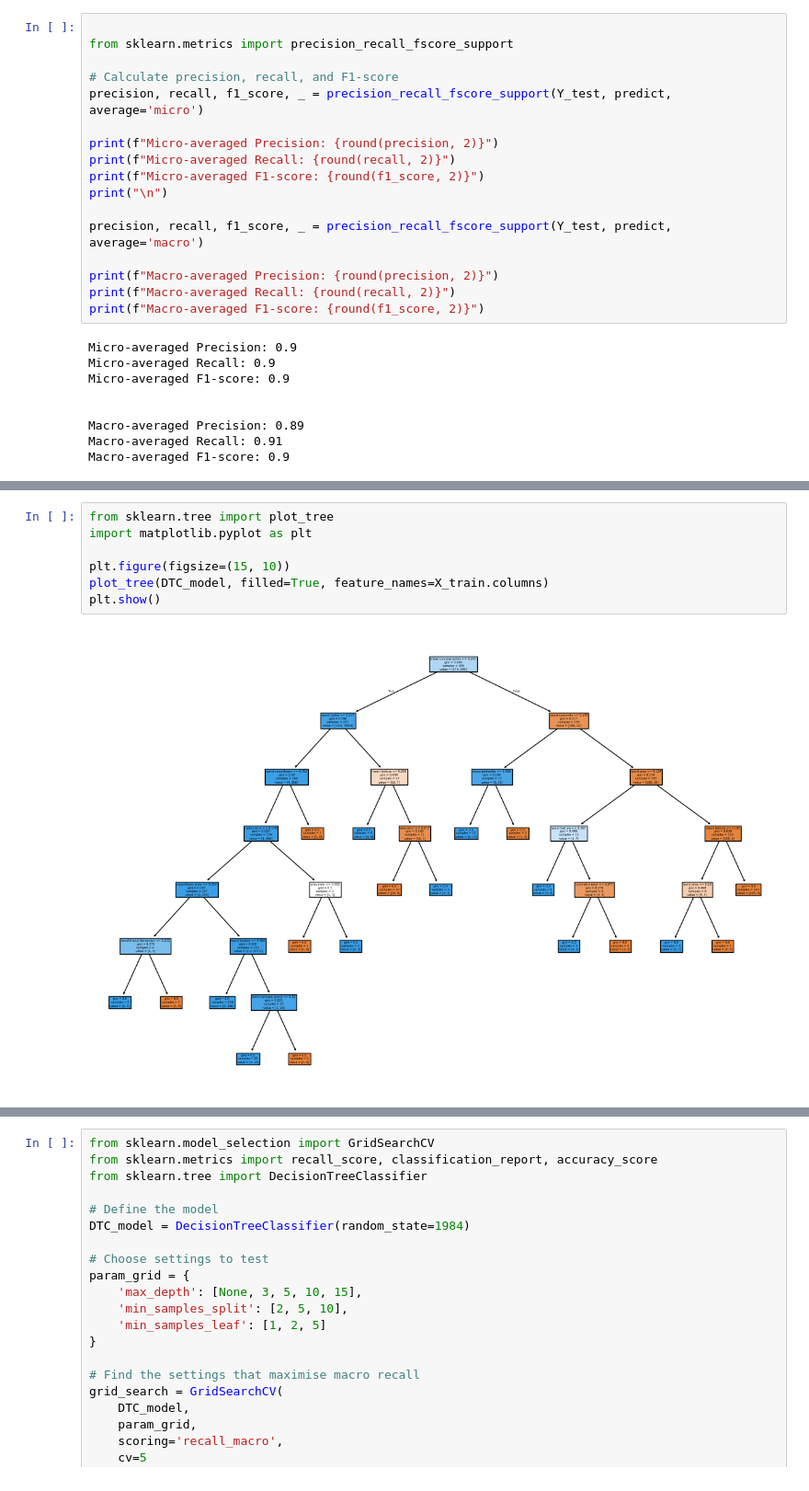
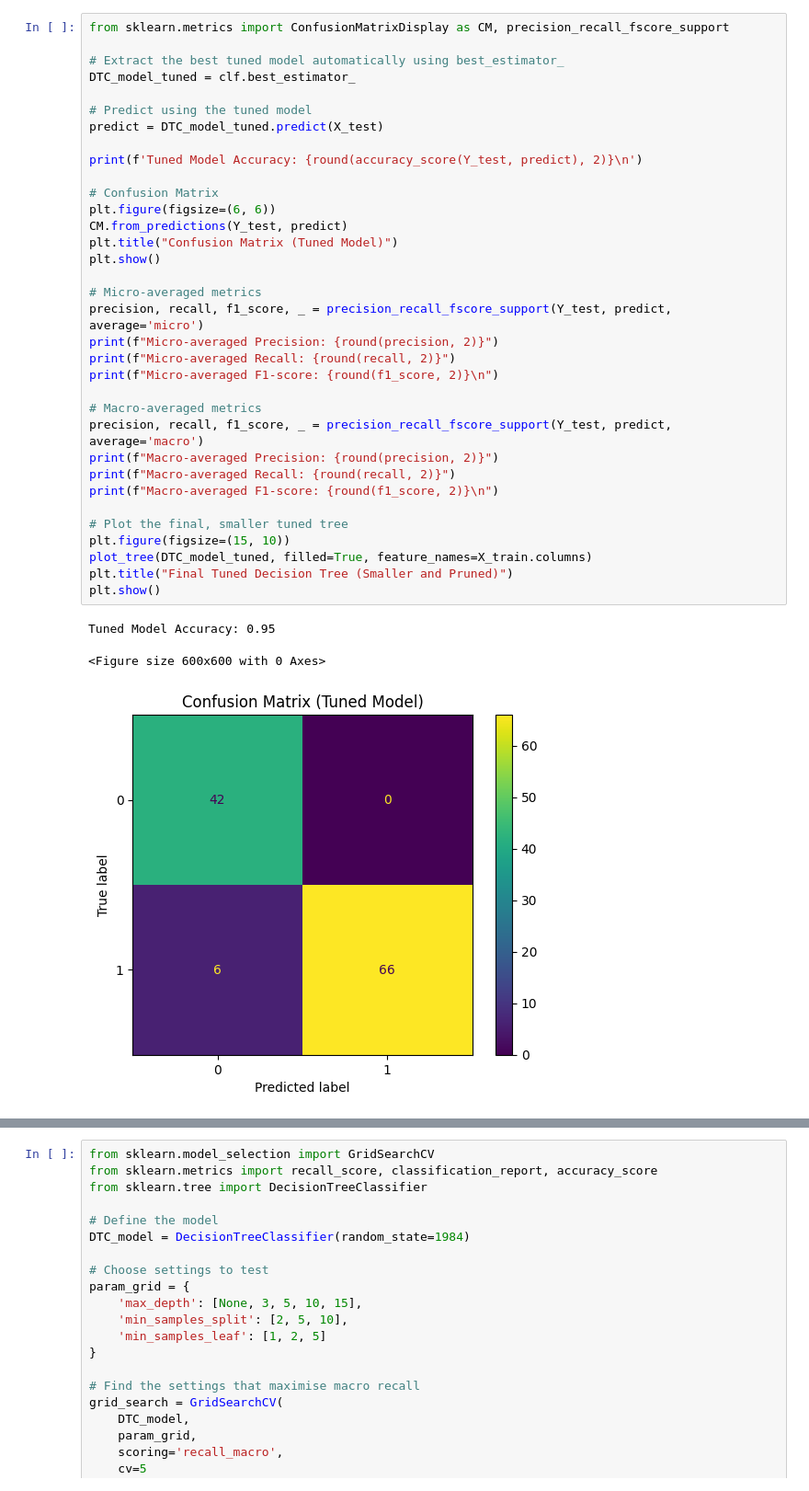
Before and after one commit to shahbazmaryam25/Data-Science-and-Generative-AI, a Jupyter notebook: week_4_4_01_decision_trees.ipynb, the cells around one changed output, grey strips where cells are left out. Shown at 92% size. Saved outputs shown, nothing was run; the diff lists cells and outputs as text.

```diff
--- a/week_4_4_01_decision_trees.ipynb
+++ b/week_4_4_01_decision_trees.ipynb
@@ -107,26 +95,38 @@ CM.from_predictions(Y_test, predict)
 # %%
+from sklearn.metrics import ConfusionMatrixDisplay as CM, precision_recall_fscore_support
 
-from sklearn.metrics import precision_recall_fscore_support
+# Extract the best tuned model automatically using best_estimator_
+DTC_model_tuned = clf.best_estimator_
 
-# Calculate precision, recall, and F1-score
+# Predict using the tuned model
+predict = DTC_model_tuned.predict(X_test)
+
+print(f'Tuned Model Accuracy: {round(accuracy_score(Y_test, predict), 2)}\n')
+
+# Confusion Matrix
+plt.figure(figsize=(6, 6))
+CM.from_predictions(Y_test, predict)
+plt.title("Confusion Matrix (Tuned Model)")
+plt.show()
+
+# Micro-averaged metrics
 precision, recall, f1_score, _ = precision_recall_fscore_support(Y_test, predict, average='micro')
-
 print(f"Micro-averaged Precision: {round(precision, 2)}")
 print(f"Micro-averaged Recall: {round(recall, 2)}")
-print(f"Micro-averaged F1-score: {round(f1_score, 2)}")
-print("\n")
+print(f"Micro-averaged F1-score: {round(f1_score, 2)}\n")
 
+# Macro-averaged metrics
 precision, recall, f1_score, _ = precision_recall_fscore_support(Y_test, predict, average='macro')
-
 print(f"Macro-averaged Precision: {round(precision, 2)}")
 print(f"Macro-averaged Recall: {round(recall, 2)}")
-print(f"Macro-averaged F1-score: {round(f1_score, 2)}")
+print(f"Macro-averaged F1-score: {round(f1_score, 2)}\n")
+
+# Plot the final, smaller tuned tree
+plt.figure(figsize=(15, 10))
+plot_tree(DTC_model_tuned, filled=True, feature_names=X_train.columns)
+plt.title("Final Tuned Decision Tree (Smaller and Pruned)")
+plt.show()
 # %% [output]
-Micro-averaged Precision: 0.9
-Micro-averaged Recall: 0.9
-Micro-averaged F1-score: 0.9
-
-
-Macro-averaged Precision: 0.89
-Macro-averaged Recall: 0.91
-Macro-averaged F1-score: 0.9
+Tuned Model Accuracy: 0.95
+<Figure size 600x600 with 0 Axes>
+[figure, added]
@@ -133,9 +140,0 @@ Macro-averaged F1-score: 0.9
-# %%
-from sklearn.tree import plot_tree
-import matplotlib.pyplot as plt
-
-plt.figure(figsize=(15, 10))
-plot_tree(DTC_model, filled=True, feature_names=X_train.columns)
-plt.show()
-# %% [output]
-[figure, removed]
```
Also changed, not shown: parts of 16 cells of this notebook.
